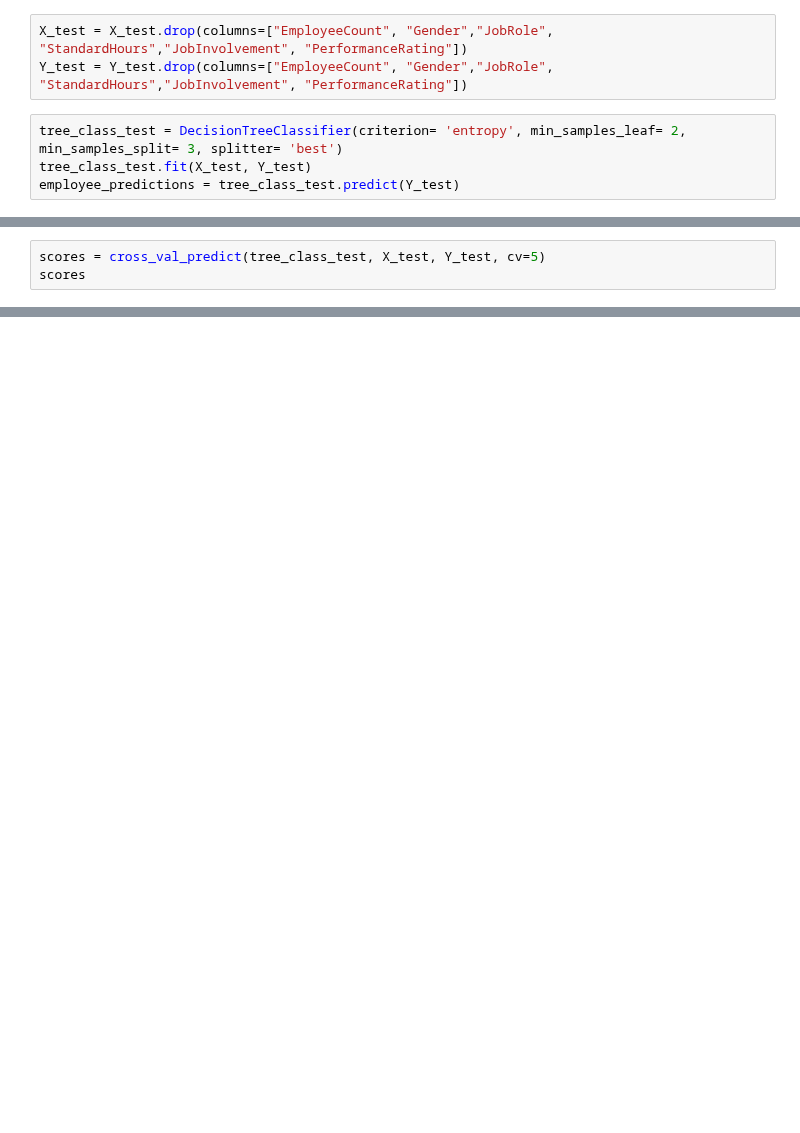
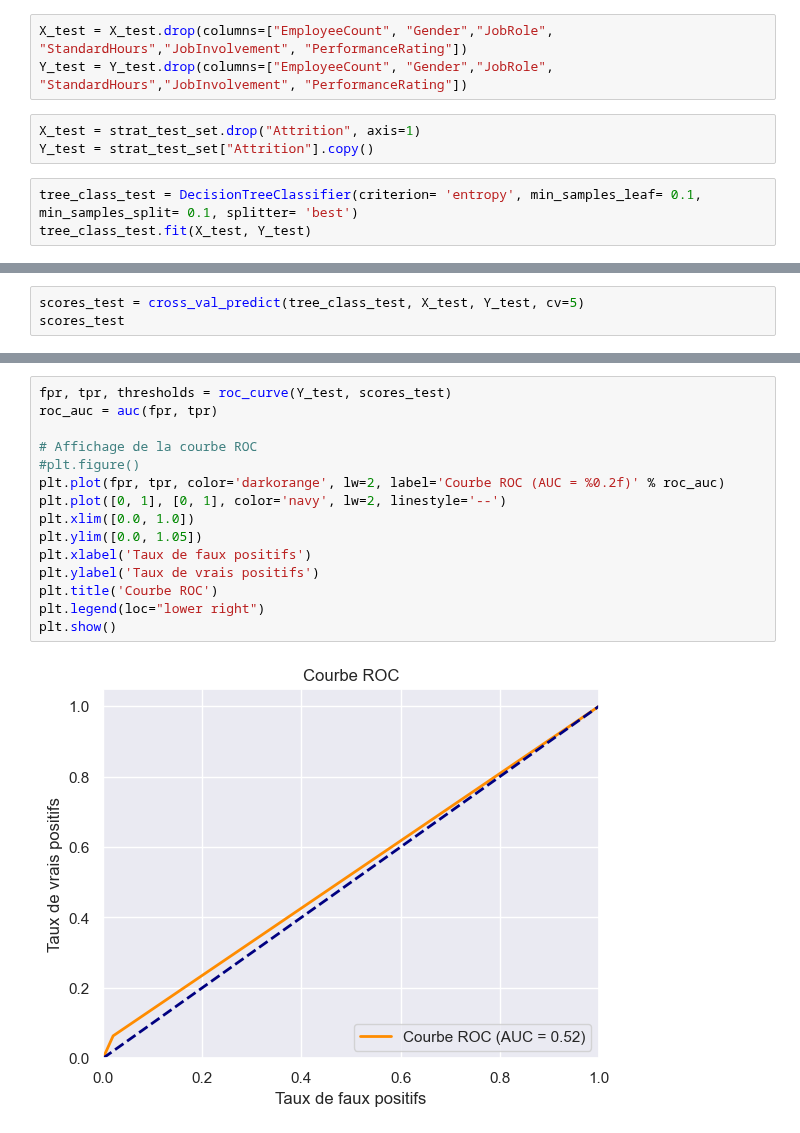
Before and after one commit to Landrien/IA, a Jupyter notebook: Projet/Projet.ipynb, the cells around one changed output, grey strips where cells are left out. Saved outputs shown, nothing was run; the diff lists cells and outputs as text; blank space fills up the shorter version.

```diff
--- a/Projet/Projet.ipynb
+++ b/Projet/Projet.ipynb
@@ -2396,8 +2218,10 @@ Avec l'utilisation du deep learning, les modèles utilisés dans ces application
 # %%
 X_test = X_test.drop(columns=["EmployeeCount", "Gender","JobRole", "StandardHours","JobInvolvement", "PerformanceRating"])
 Y_test = Y_test.drop(columns=["EmployeeCount", "Gender","JobRole", "StandardHours","JobInvolvement", "PerformanceRating"])
+# %%
+X_test = strat_test_set.drop("Attrition", axis=1)
+Y_test = strat_test_set["Attrition"].copy()
 # %%
-tree_class_test = DecisionTreeClassifier(criterion= 'entropy', min_samples_leaf= 2, min_samples_split= 3, splitter= 'best')
+tree_class_test = DecisionTreeClassifier(criterion= 'entropy', min_samples_leaf= 0.1, min_samples_split= 0.1, splitter= 'best')
 tree_class_test.fit(X_test, Y_test)
-employee_predictions = tree_class_test.predict(Y_test)
 # %% [output]
@@ -2405,4 +2230,4 @@ ValueError: Number of labels=882 does not match number of samples=177
 # %%
-scores = cross_val_predict(tree_class_test, X_test, Y_test, cv=5)
-scores
+scores_test = cross_val_predict(tree_class_test, X_test, Y_test, cv=5)
+scores_test
 # %% [output]
@@ -2414,0 +2263,17 @@ print("f1: ",f1_score(Y_test, scores))
+# %%
+fpr, tpr, thresholds = roc_curve(Y_test, scores_test)
+roc_auc = auc(fpr, tpr)
+
+# Affichage de la courbe ROC
+#plt.figure()
+plt.plot(fpr, tpr, color='darkorange', lw=2, label='Courbe ROC (AUC = %0.2f)' % roc_auc)
+plt.plot([0, 1], [0, 1], color='navy', lw=2, linestyle='--')
+plt.xlim([0.0, 1.0])
+plt.ylim([0.0, 1.05])
+plt.xlabel('Taux de faux positifs')
+plt.ylabel('Taux de vrais positifs')
+plt.title('Courbe ROC')
+plt.legend(loc="lower right")
+plt.show()
+# %% [output]
+[figure, added]
```
Also changed, not shown: parts of 75 cells of this notebook.
